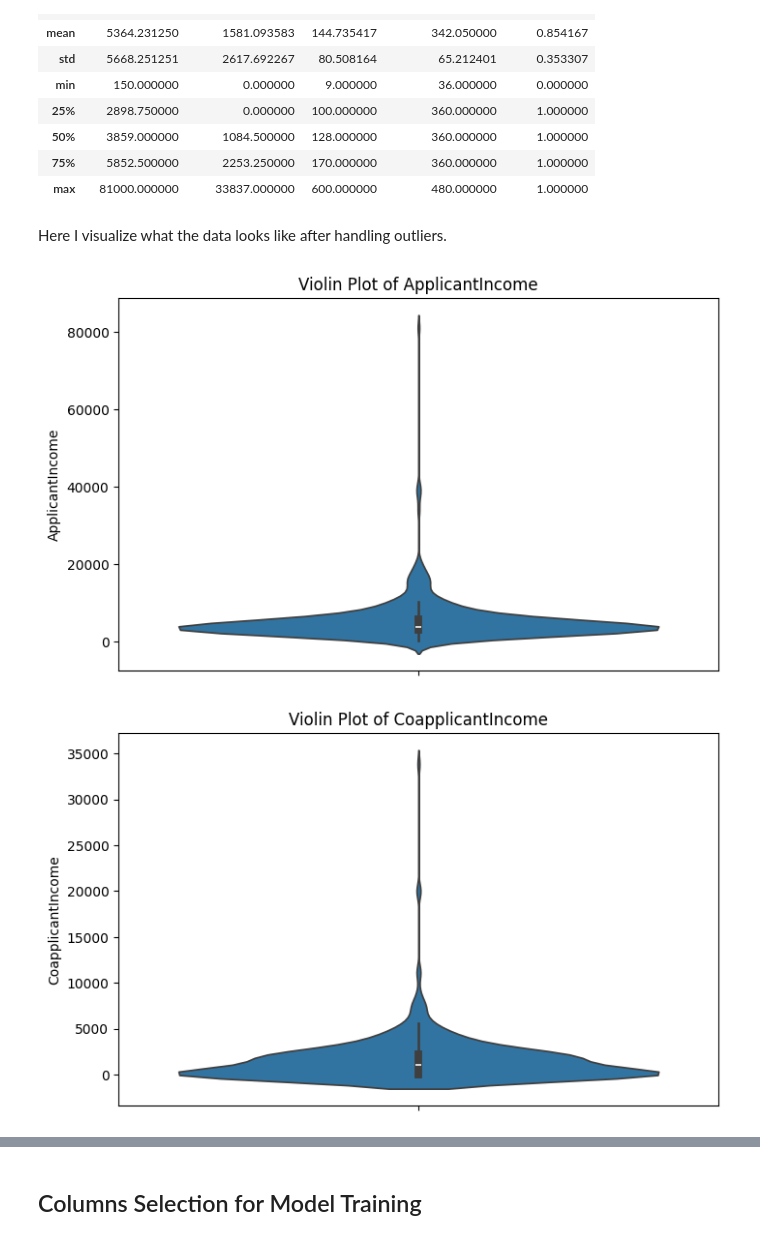
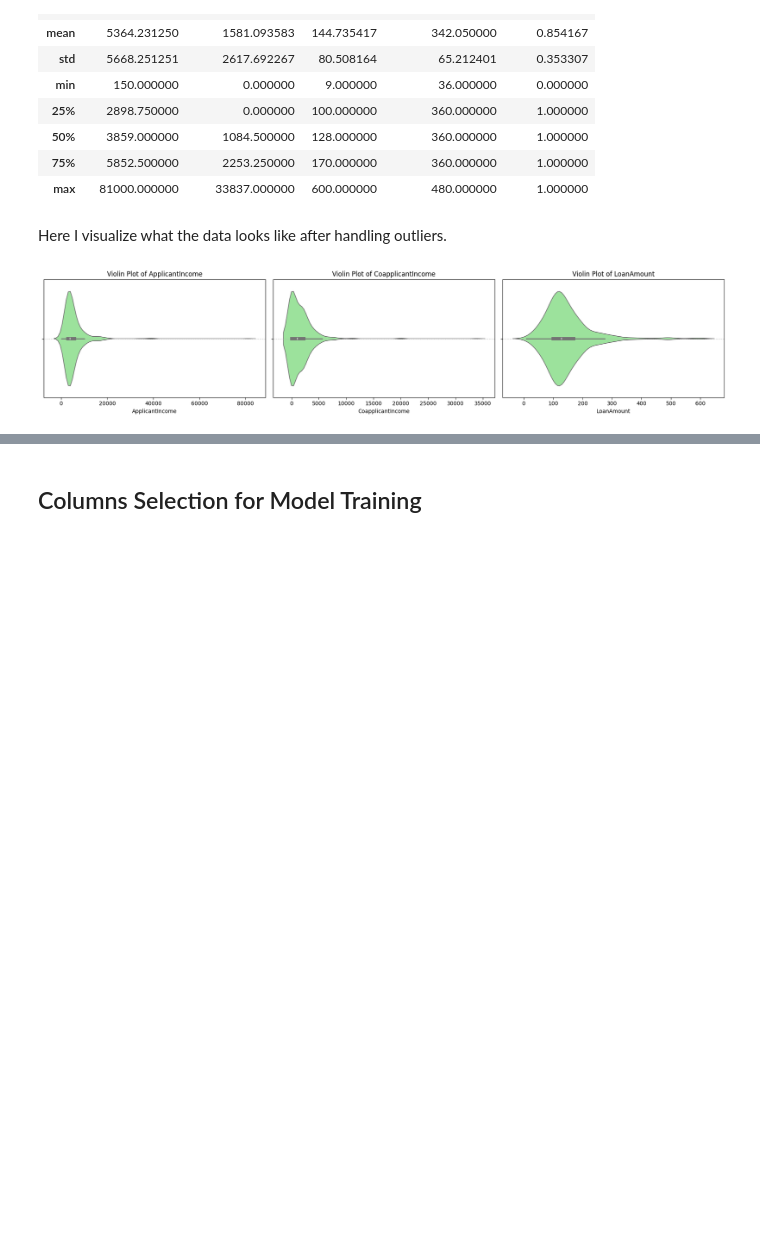
Before and after one commit to TonyVallad/Simplon, a Jupyter notebook: Brief_Prediction_Eligibilite_Credit_Banque/Notebook_Prediction_Eligibilite.ipynb, the cells around one changed output, grey strips where cells are left out. Cells and saved outputs as stored; diff of their text form; code cells hidden in the pictures; blank space fills up the shorter version.

```diff
--- a/Brief_Prediction_Eligibilite_Credit_Banque/Notebook_Prediction_Eligibilite.ipynb
+++ b/Brief_Prediction_Eligibilite_Credit_Banque/Notebook_Prediction_Eligibilite.ipynb
@@ -685,7 +742,6 @@ loan_data_df_cleaned.describe()
 Here I visualize what the data looks like after handling outliers.
 # %%
 # Visualize outliers
-display_outliers_violin(loan_data_df_cleaned, selected_columns=["ApplicantIncome", "CoapplicantIncome", "LoanAmount"])
+display_outliers_violin(loan_data_df_cleaned, selected_columns=["ApplicantIncome", "CoapplicantIncome", "LoanAmount"], grid_width=3, color="lightgreen")
 # %% [output]
-[figure, old version]
+[figure, new version]
-[figure, removed]
```
Also changed, not shown: parts of 6 cells of this notebook.
